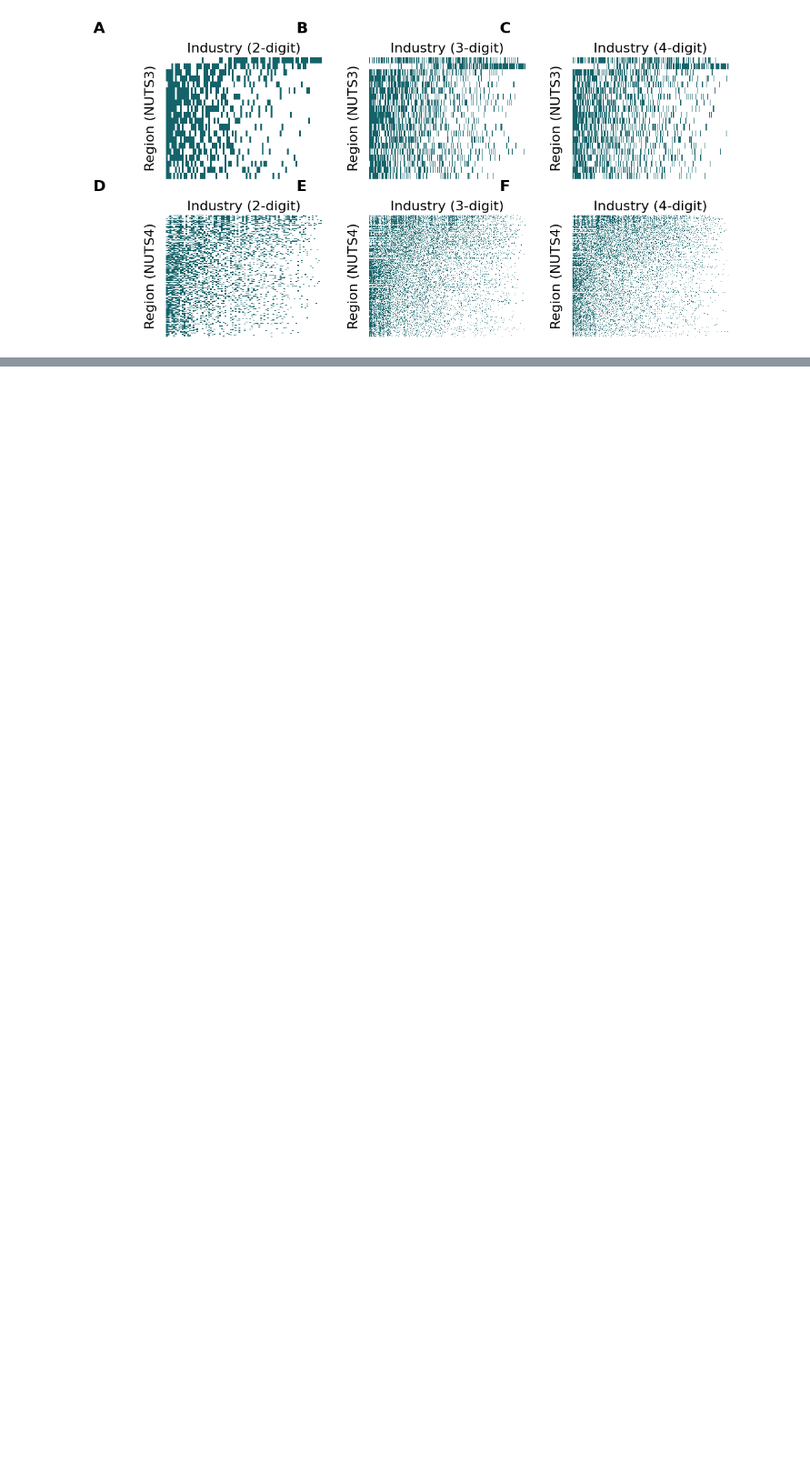
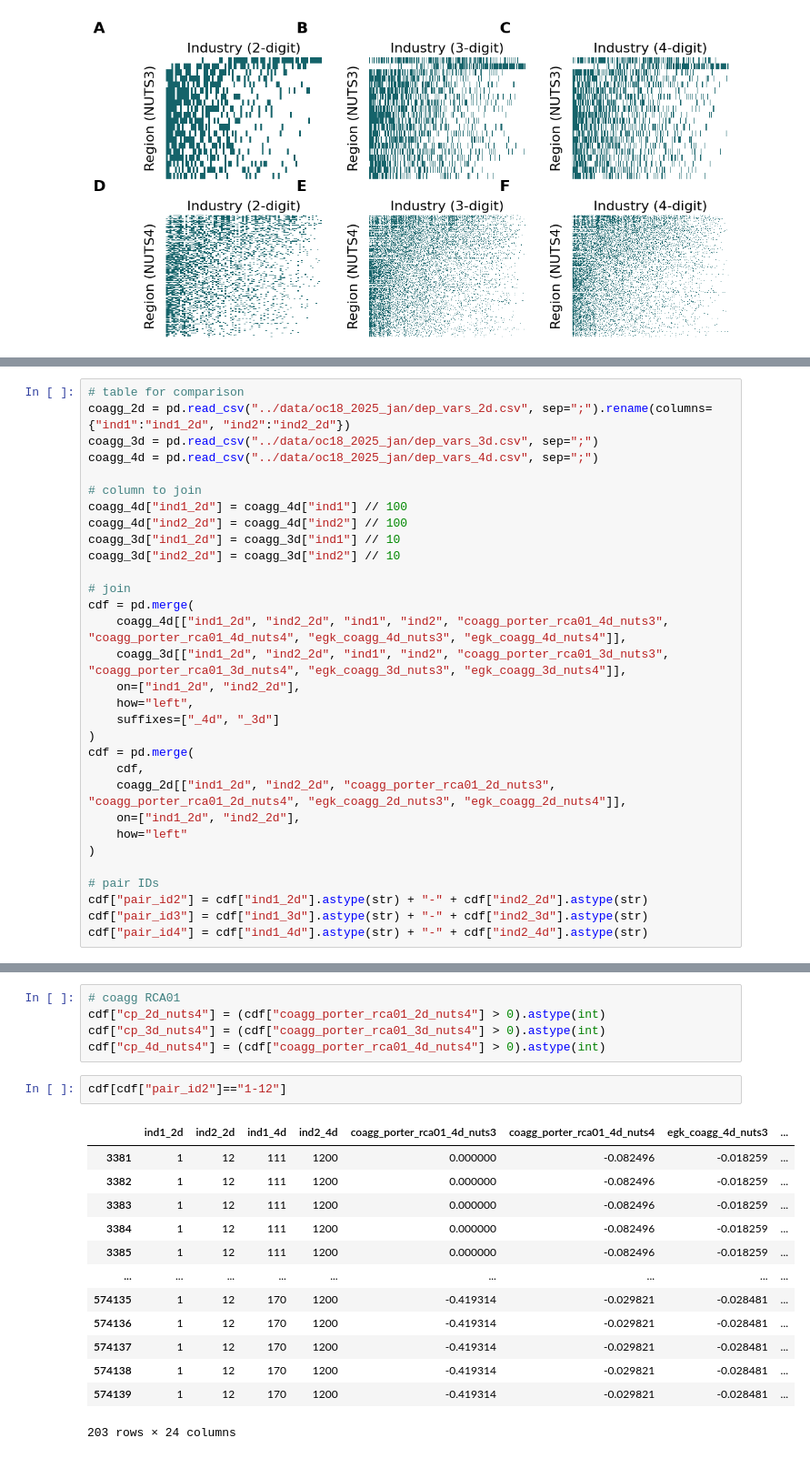
Before and after one commit to sandorjuhasz/coagglomeration, a Jupyter notebook: code/06b_revision.ipynb, the cells around one changed output, grey strips where cells are left out. Shown at 91% size. Cells and saved outputs as stored; diff of their text form; blank space fills up the shorter version.

Commit message:
revision -- coagglom measures compared

```diff
--- a/code/06b_revision.ipynb
+++ b/code/06b_revision.ipynb
@@ -712,0 +722,31 @@ for i, label in enumerate(labels):
+# %%
+# table for comparison
+coagg_2d = pd.read_csv("../data/oc18_2025_jan/dep_vars_2d.csv", sep=";").rename(columns={"ind1":"ind1_2d", "ind2":"ind2_2d"})
+coagg_3d = pd.read_csv("../data/oc18_2025_jan/dep_vars_3d.csv", sep=";")
+coagg_4d = pd.read_csv("../data/oc18_2025_jan/dep_vars_4d.csv", sep=";")
+
+# column to join
+coagg_4d["ind1_2d"] = coagg_4d["ind1"] // 100
+coagg_4d["ind2_2d"] = coagg_4d["ind2"] // 100
+coagg_3d["ind1_2d"] = coagg_3d["ind1"] // 10
+coagg_3d["ind2_2d"] = coagg_3d["ind2"] // 10
+
+# join
+cdf = pd.merge(
+    coagg_4d[["ind1_2d", "ind2_2d", "ind1", "ind2", "coagg_porter_rca01_4d_nuts3", "coagg_porter_rca01_4d_nuts4", "egk_coagg_4d_nuts3", "egk_coagg_4d_nuts4"]],
+    coagg_3d[["ind1_2d", "ind2_2d", "ind1", "ind2", "coagg_porter_rca01_3d_nuts3", "coagg_porter_rca01_3d_nuts4", "egk_coagg_3d_nuts3", "egk_coagg_3d_nuts4"]],
+    on=["ind1_2d", "ind2_2d"],
+    how="left",
+    suffixes=["_4d", "_3d"]
+)
+cdf = pd.merge(
+    cdf,
+    coagg_2d[["ind1_2d", "ind2_2d", "coagg_porter_rca01_2d_nuts3", "coagg_porter_rca01_2d_nuts4", "egk_coagg_2d_nuts3", "egk_coagg_2d_nuts4"]],
+    on=["ind1_2d", "ind2_2d"],
+    how="left"
+)
+
+# pair IDs
+cdf["pair_id2"] = cdf["ind1_2d"].astype(str) + "-" + cdf["ind2_2d"].astype(str)
+cdf["pair_id3"] = cdf["ind1_3d"].astype(str) + "-" + cdf["ind2_3d"].astype(str)
+cdf["pair_id4"] = cdf["ind1_4d"].astype(str) + "-" + cdf["ind2_4d"].astype(str)
@@ -712,0 +890,21 @@ for i, label in enumerate(labels):
+# %%
+# coagg RCA01
+cdf["cp_2d_nuts4"] = (cdf["coagg_porter_rca01_2d_nuts4"] > 0).astype(int)
+cdf["cp_3d_nuts4"] = (cdf["coagg_porter_rca01_3d_nuts4"] > 0).astype(int)
+cdf["cp_4d_nuts4"] = (cdf["coagg_porter_rca01_4d_nuts4"] > 0).astype(int)
+# %%
+cdf[cdf["pair_id2"]=="1-12"]
+# %% [output]
+|  | ind1_2d | ind2_2d | ind1_4d | ind2_4d | coagg_porter_rca01_4d_nuts3 | coagg_porter_rca01_4d_nuts4 | egk_coagg_4d_nuts3 | ... |
+| 3381 | 1 | 12 | 111 | 1200 | 0.000000 | -0.082496 | -0.018259 | ... |
+| 3382 | 1 | 12 | 111 | 1200 | 0.000000 | -0.082496 | -0.018259 | ... |
+| 3383 | 1 | 12 | 111 | 1200 | 0.000000 | -0.082496 | -0.018259 | ... |
+| 3384 | 1 | 12 | 111 | 1200 | 0.000000 | -0.082496 | -0.018259 | ... |
+| 3385 | 1 | 12 | 111 | 1200 | 0.000000 | -0.082496 | -0.018259 | ... |
+| ... | ... | ... | ... | ... | ... | ... | ... | ... |
+| 574135 | 1 | 12 | 170 | 1200 | -0.419314 | -0.029821 | -0.028481 | ... |
+| 574136 | 1 | 12 | 170 | 1200 | -0.419314 | -0.029821 | -0.028481 | ... |
+| 574137 | 1 | 12 | 170 | 1200 | -0.419314 | -0.029821 | -0.028481 | ... |
+| 574138 | 1 | 12 | 170 | 1200 | -0.419314 | -0.029821 | -0.028481 | ... |
+| 574139 | 1 | 12 | 170 | 1200 | -0.419314 | -0.029821 | -0.028481 | ... |
+203 rows × 24 columns
```
Also changed, not shown: parts of 18 cells of this notebook, 1 other file.
